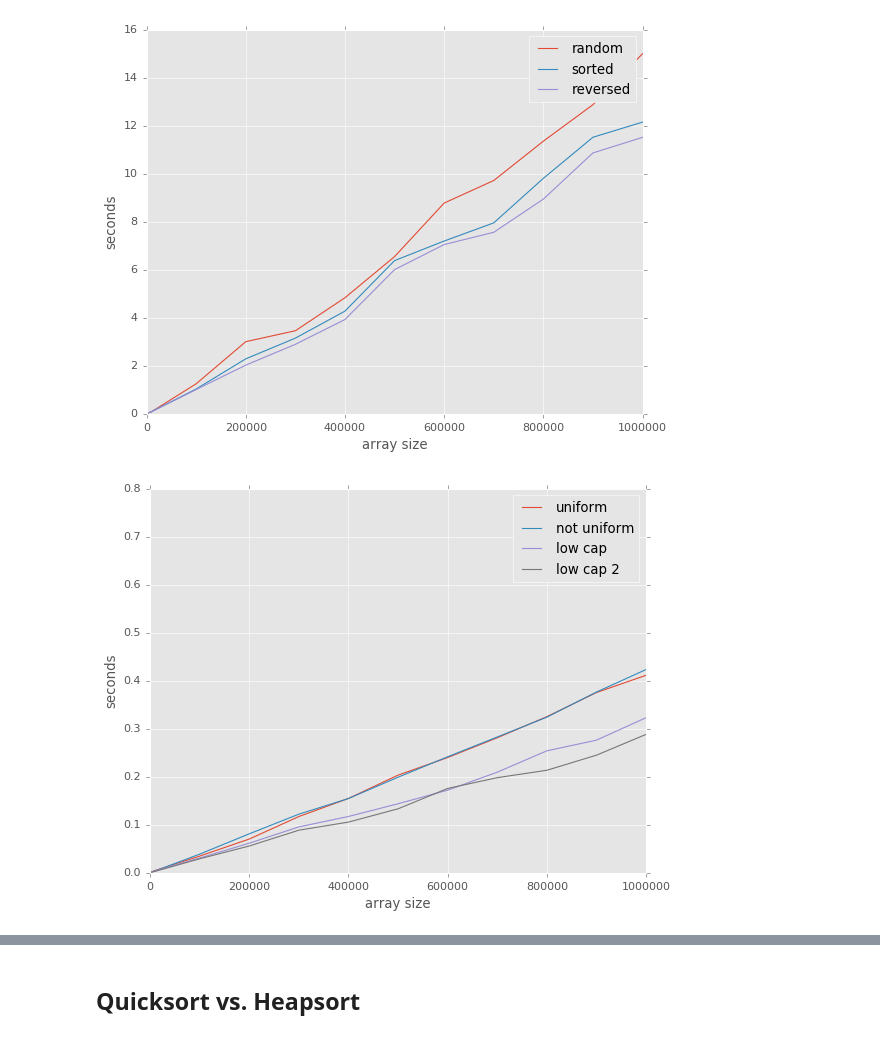
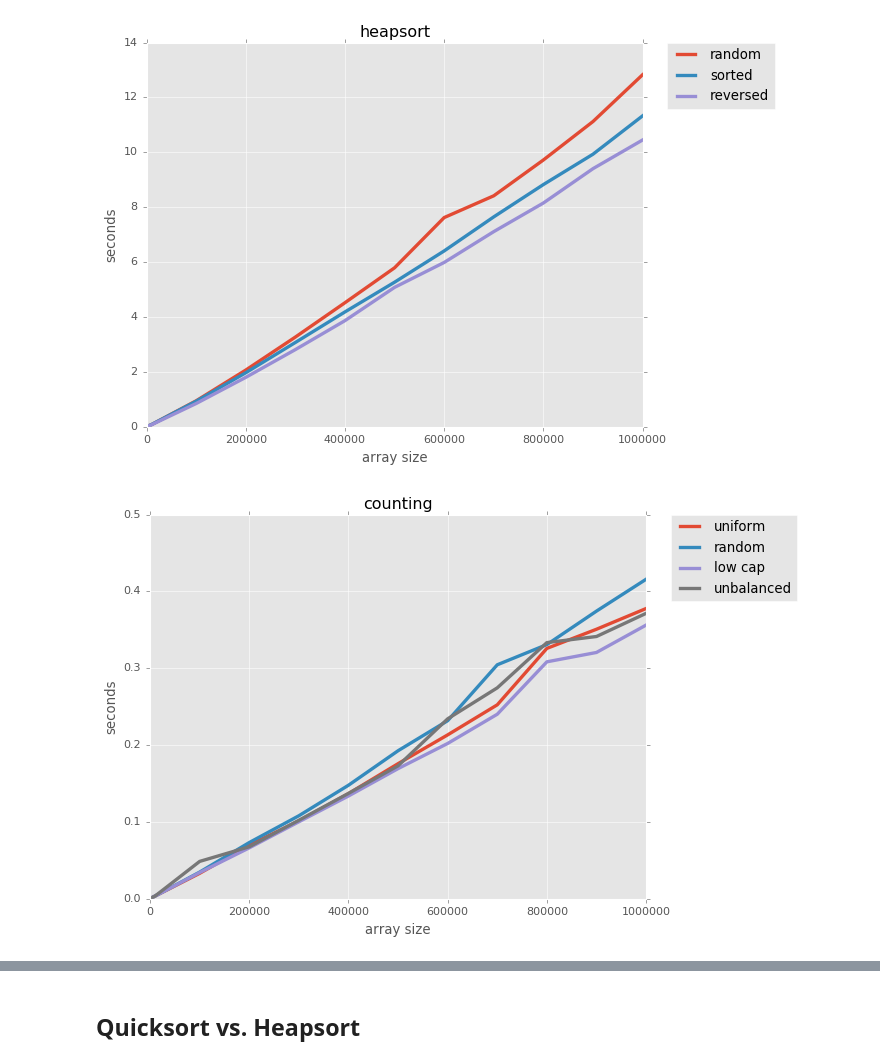
Before and after one commit to Rjlmota/plotSort, a Jupyter notebook: Anal.ipynb, the cells around one changed output, grey strips where cells are left out. Cells and saved outputs as stored; diff of their text form; code cells hidden in the pictures.

```diff
--- a/Anal.ipynb
+++ b/Anal.ipynb
@@ -40,29 +44,32 @@ plt.show()
 # %%
 heap = pd.read_csv("heap.txt", sep = '\t')
 
-plt.plot(heap.length, heap.random, label = 'random')
-plt.plot(heap.length, heap.sorted, label = 'sorted')
-plt.plot(heap.length, heap.reversed, label = 'reversed')
-plt.legend()
+plt.plot(heap.length, heap.random, linewidth = 3, label = 'random')
+plt.plot(heap.length, heap.sorted, linewidth = 3, label = 'sorted')
+plt.plot(heap.length, heap.reversed, linewidth = 3, label = 'reversed')
+plt.legend(bbox_to_anchor=(1.05, 1), loc=2, borderaxespad=0.)
 plt.xlabel('array size')
 plt.ylabel('seconds')
+plt.title('heapsort')
 plt.show()
 # %% [output]
-[figure, old version]
+[figure, new version]
 # %%
 count = pd.read_csv("counting.txt", sep = '\t')
 
-plt.plot(count.length, count.uniform, label = 'uniform')
-plt.plot(count.length, count.notUniform, label = 'not uniform')
-plt.plot(count.length, count.lowCap, label = 'low cap')
-plt.plot(count.length, count.lowCap2, label = 'low cap 2')
+plt.plot(count.length, count.uniform, linewidth = 3,label = 'uniform')
+plt.plot(count.length, count.random, linewidth = 3, label = 'random')
+plt.plot(count.length, count.lowCap, linewidth = 3, label = 'low cap')
+plt.plot(count.length, count.unbalanced, linewidth = 3, label = 'unbalanced')
 plt.legend()
-plt.ylim(0, 0.8)
+plt.ylim(0, 0.5)
 plt.ylabel('seconds')
 plt.xlabel('array size')
+plt.title('counting')
+plt.legend(bbox_to_anchor=(1.05, 1), loc=2, borderaxespad=0.)
 plt.show()
 # %% [output]
-[figure, old version]
+[figure, new version]
 # %%
 bucket = pd.read_csv("bucket.txt", sep = '\t')
 
```
Also changed, not shown: parts of 8 cells of this notebook, 10 other files.
